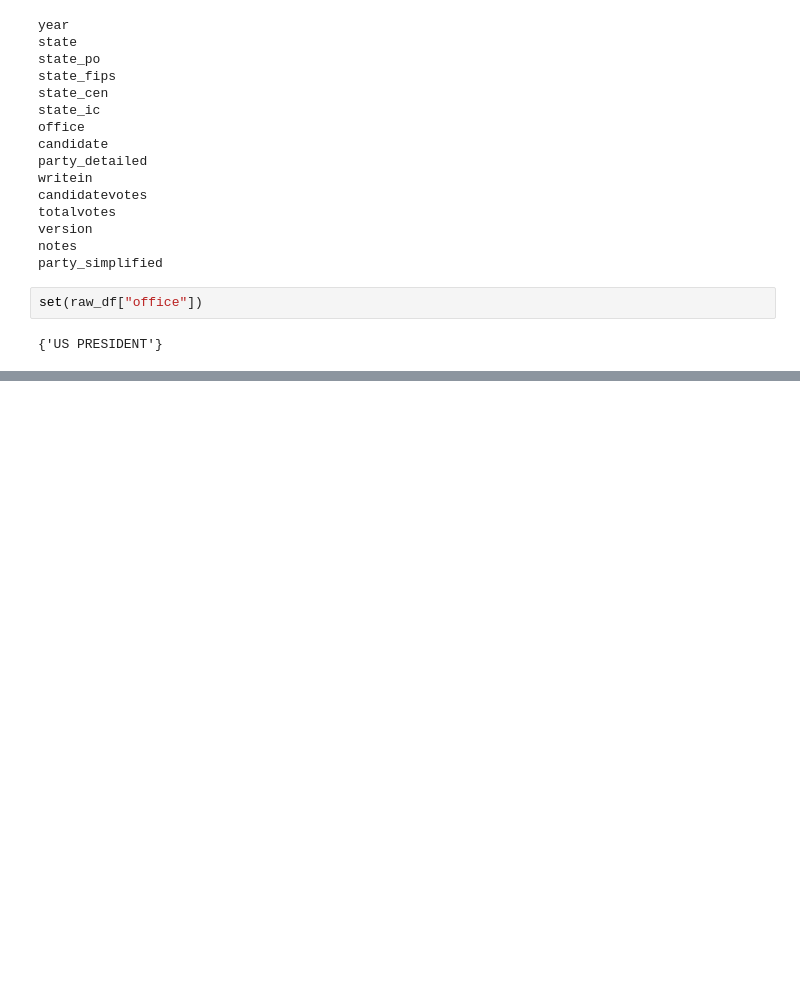
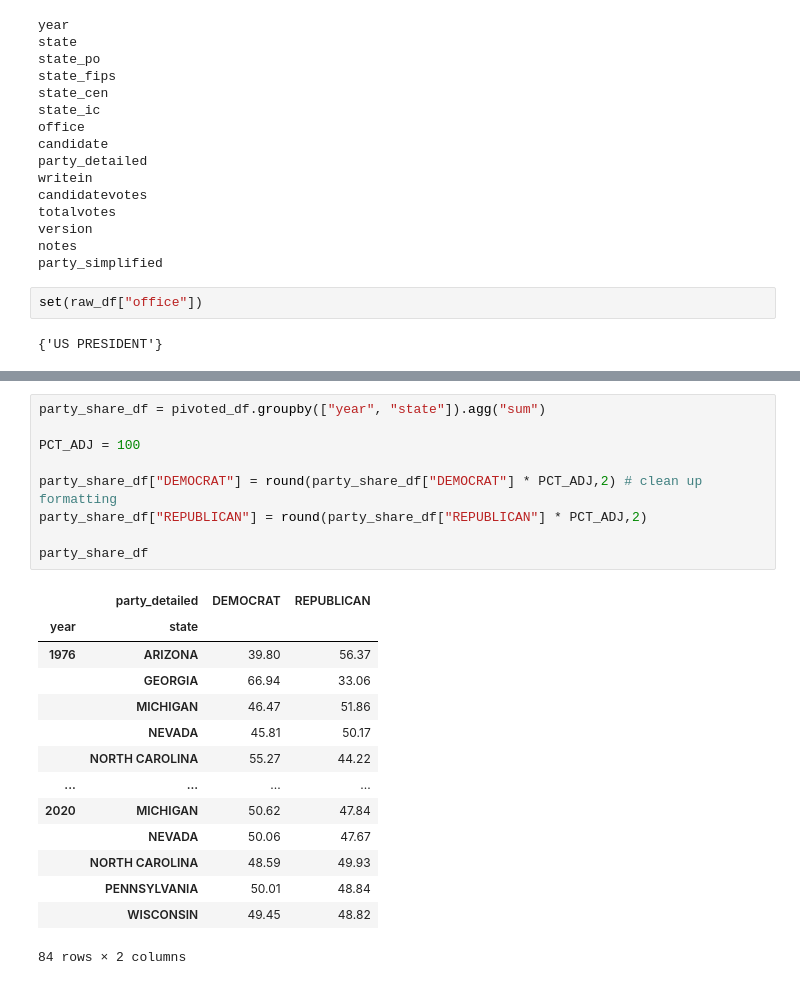
Before and after one commit to voglerdaniel/Elections-Analysis, a Jupyter notebook: code/swing_state_correlations.ipynb, the cells around one changed output, grey strips where cells are left out. Cells and saved outputs as stored; diff of their text form; blank space fills up the shorter version.

```diff
--- a/code/swing_state_correlations.ipynb
+++ b/code/swing_state_correlations.ipynb
@@ -85,0 +149,24 @@ set(raw_df["office"])
+# %%
+party_share_df = pivoted_df.groupby(["year", "state"]).agg("sum")
+
+PCT_ADJ = 100
+
+party_share_df["DEMOCRAT"] = round(party_share_df["DEMOCRAT"] * PCT_ADJ,2) # clean up formatting
+party_share_df["REPUBLICAN"] = round(party_share_df["REPUBLICAN"] * PCT_ADJ,2)
+
+party_share_df
+# %% [output]
+|  | party_detailed | DEMOCRAT | REPUBLICAN |
+| year | state |  |  |
+| 1976 | ARIZONA | 39.80 | 56.37 |
+|  | GEORGIA | 66.94 | 33.06 |
+|  | MICHIGAN | 46.47 | 51.86 |
+|  | NEVADA | 45.81 | 50.17 |
+|  | NORTH CAROLINA | 55.27 | 44.22 |
+| ... | ... | ... | ... |
+| 2020 | MICHIGAN | 50.62 | 47.84 |
+|  | NEVADA | 50.06 | 47.67 |
+|  | NORTH CAROLINA | 48.59 | 49.93 |
+|  | PENNSYLVANIA | 50.01 | 48.84 |
+|  | WISCONSIN | 49.45 | 48.82 |
+84 rows × 2 columns
```
Also changed, not shown: parts of 15 cells of this notebook.
